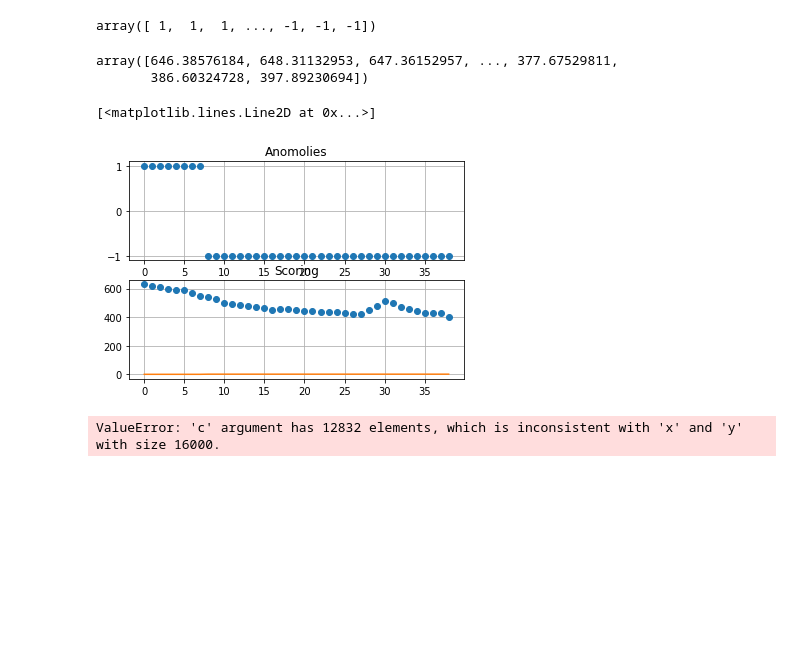
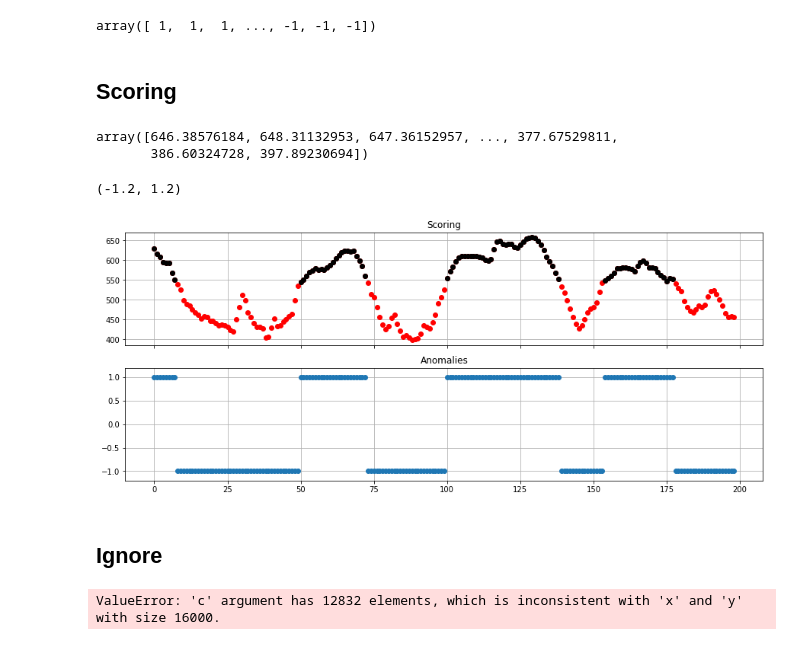
Before and after one commit to sheyaa/caterpillar_mset, a Jupyter notebook: Mice_SVM.ipynb, the cells around one changed output. Saved outputs shown, nothing was run; the diff lists cells and outputs as text; code cells hidden in the pictures; blank space fills up the shorter version.

Commit message:
Update - Color coded anomalies

```diff
--- a/Mice_SVM.ipynb
+++ b/Mice_SVM.ipynb
@@ -58,6 +76,10 @@ len(x)-len(x1) #we got rid of 225 data points
 # %%
-#Time Delay Embedding
-X = tde.tde(y1)
-X=X.T #transporting the data
-X
+#TDE on original data
+Z = tde.tde(y)
+Z = Z.T
+Z
+
+#TDE on the data that had values excluded
+#X = tde.tde(y1)
+#X=X.T #transporting the data
 # %% [output]
@@ -73,12 +107,13 @@ array([[36.15, 36.65, 37.5 ],
 # %%
+# WITH EXCLUDED VALUES
 #importing the model
-model = svm.OneClassSVM()
+model_2 = svm.OneClassSVM()
 
 #fit the data
-model.fit(X[:5000,:])
+model_2.fit(X[:5000,:])
 
 #predict the data
-predict = model.predict(X[5001:,:])
+predict_2 = model_2.predict(X[5001:,:])
 
 #creating a second mask in which outliers = -1
 #mask1 = outliers == -1
@@ -99,5 +136,7 @@ predict
 # %% [output]
 array([ 1,  1,  1, ..., -1, -1, -1])
+# %% [markdown]
+## Scoring
 # %%
 scores = model.score_samples(X[5001:,:])
 scores
@@ -105,24 +144,31 @@ scores
 array([646.38576184, 648.31132953, 647.36152957, ..., 377.67529811,
        386.60324728, 397.89230694])
 # %%
-plt.subplot(2, 1, 1)
-#plt.plot(predict,'o')
-plt.plot(predict[5001:5040],'o')
-plt.grid()
-plt.title("Anomolies")
+fig,ax = plt.subplots(2, 1, figsize=(15,6), sharex = True)
 
-plt.subplot(2, 1, 2)
 #plt.plot(scores,'o')
-plt.plot(scores[5001:5040],'o')
-plt.grid()
-plt.title("Scoring")
+ax[0].plot(scores[5001:5200], 'o', color='red')  # Plot the scores with blue color
+ax[0].grid()
+ax[0].set_title("Scoring")
 
-#thresh=predict==-1
-#plt.subplot(2, 1, 2)
-#plt.plot(thresh[5001:5040])
+# Find the indices of the anomalies
+anomaly_indices = [index for index, value in enumerate(predict[5001:5200]) if value != -1]
+
+# Plot the anomalies with red color
+ax[0].plot(anomaly_indices, scores[5001:5200][anomaly_indices], 'o', color='black')
+
+ax[1].plot(predict[5001:5200], 'o')
+ax[1].grid()
+ax[1].set_title("Anomalies")
+ax[1].set_ylim(-1.2, 1.2)
+
+
+## The x axis starts at 0-200, how do I fix?
 # %% [output]
-[<matplotlib.lines.Line2D at 0x...>]
+(-1.2, 1.2)
-[figure, old version]
+[figure, new version]
+# %% [markdown]
+## Ignore
 # %%
 xtime=x1[5001:]
 # %%
```
Also changed, not shown: parts of 21 cells of this notebook.
